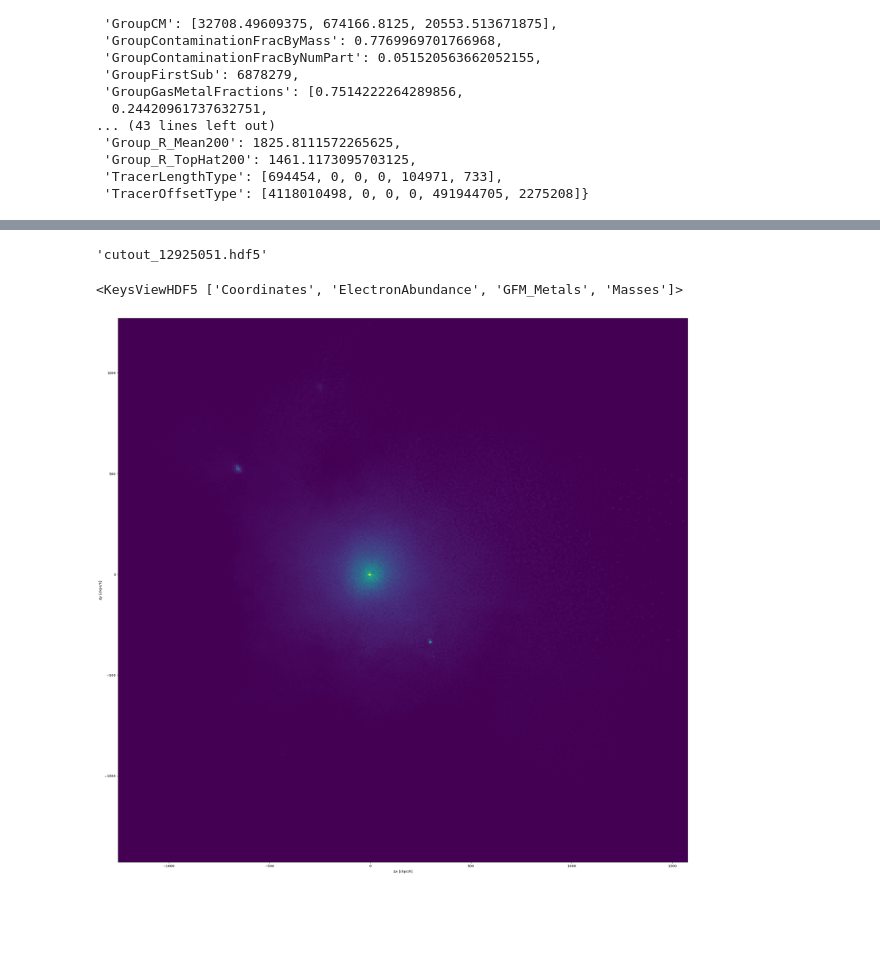
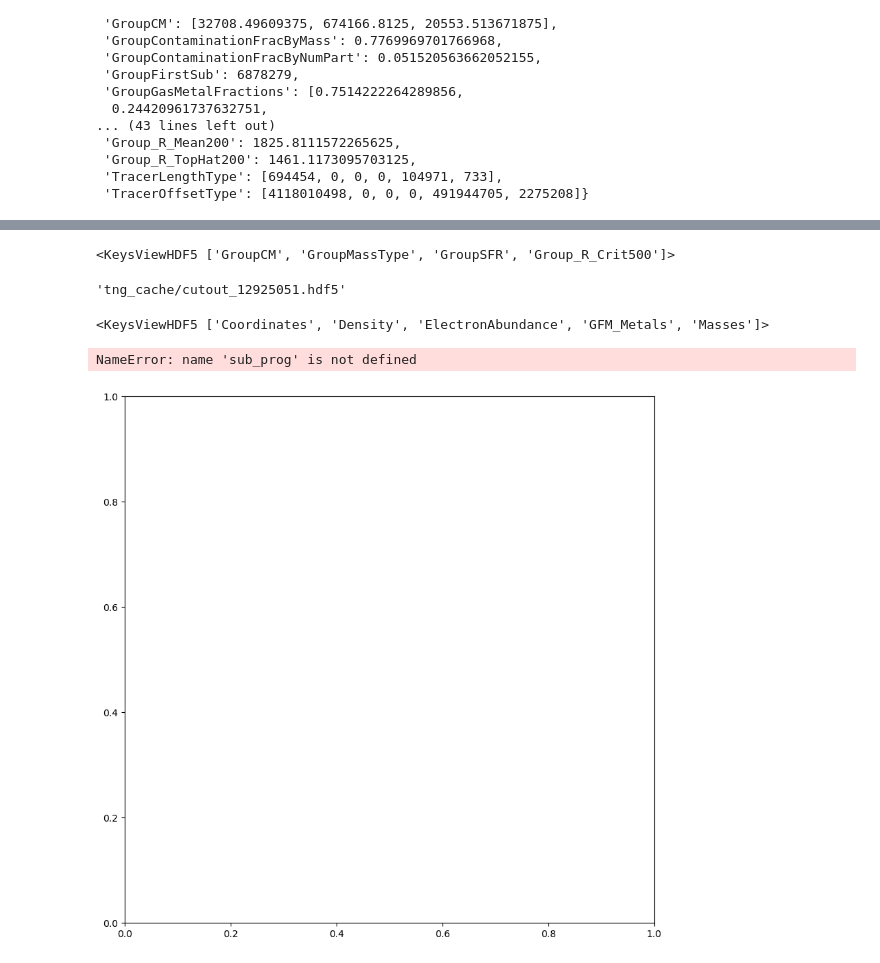
Before and after one commit to xingyzt/halotrace, a Jupyter notebook: download.ipynb, the cells around one changed output, grey strips where cells are left out. Cells and saved outputs as stored; diff of their text form; code cells hidden in the pictures; blank space fills up the shorter version.

```diff
--- a/download.ipynb
+++ b/download.ipynb
@@ -178,11 +162,0 @@ with h5py.File(mpb2,'r') as f:
-# %%
-with h5py.File(mpb2,'r') as f:
-    pos = f['SubhaloPos'][:]
-    snapnum = f['SnapNum'][:]
-    subid = f['SubhaloNumber'][:]
-
-for i in range(3):
-    plt.plot(snapnum,pos[:,i] - pos[0,i], label=['x','y','z'][i])
-plt.legend()
-plt.xlabel('Snapshot Number')
-plt.ylabel('Pos$_{x,y,z}$(z) - Pos(z=0)');
@@ -198,5 +162,0 @@ snap['number'], snap['redshift']
-# %%
-i = int(np.where(snapnum == snap['number'])[0][0])
-sub_prog_url = f"http://www.tng-project.org/api/TNG-Cluster/snapshots/{snapnum[i]}/subhalos/{subid[i]}/"
-sub_prog = get(sub_prog_url)
-sub_prog['pos_x'], sub_prog['pos_y']
@@ -225,21 +176,35 @@ sub_prog
+# %%
+with h5py.File("outputs/dm_proto.hdf5", "w") as f:
+    group = f.create_group(str(parent_fof['InfoID']))
+    group['GroupCM'] = parent_fof['GroupCM']
+    group['GroupMassType'] = parent_fof['GroupMassType']
+    group['GroupSFR'] = parent_fof['GroupSFR']
+    group['Group_R_Crit500'] = parent_fof['Group_R_Crit500']
+# %%
+out = h5py.File("outputs/dm_proto.hdf5", "r")
+print(out['12925051'].keys())
+out.close()
+# %% [output]
+<KeysViewHDF5 ['GroupCM', 'GroupMassType', 'GroupSFR', 'Group_R_Crit500']>
 # %%
-cutout_request = {'gas':'Coordinates,Masses,ElectronAbundance,GFM_Metals'}
-cutout = get(sub_prog['cutouts']['parent_halo'], cutout_request)
+cutout_request = {'gas':'Coordinates,Masses,Density,ElectronAbundance,GFM_Metals'}
+cutout = get(sub['cutouts']['parent_halo'], cutout_request)
 cutout
 # %% [output]
-'cutout_12925051.hdf5'
+'tng_cache/cutout_12925051.hdf5'
 # %%
-fig, ax = plt.subplots(figsize=(30,30))
+fig, ax = plt.subplots(figsize=(10,10))
 with h5py.File(cutout,'r') as f:
     print(f['PartType0'].keys())
     x = f['PartType0']['Coordinates'][:,0] - sub_prog['pos_x']
     y = f['PartType0']['Coordinates'][:,1] - sub_prog['pos_y']
     dens = (f['PartType0']['Masses'][:])
 
-plt.hist2d(x,y,weights=dens,bins=[300,300])
+plt.hist2d(x,y,weights=-np.log(dens),bins=[100,100])
 plt.xlabel('$\Delta x$ [ckpc/h]')
 plt.ylabel('$\Delta y$ [ckpc/h]')
 plt.gca().set_aspect('equal')
 # %% [output]
-<KeysViewHDF5 ['Coordinates', 'ElectronAbundance', 'GFM_Metals', 'Masses']>
+<KeysViewHDF5 ['Coordinates', 'Density', 'ElectronAbundance', 'GFM_Metals', 'Masses']>
+NameError: name 'sub_prog' is not defined
-[figure, old version]
+[figure, new version]
```
Also changed, not shown: parts of 13 cells of this notebook, 8 other files.
